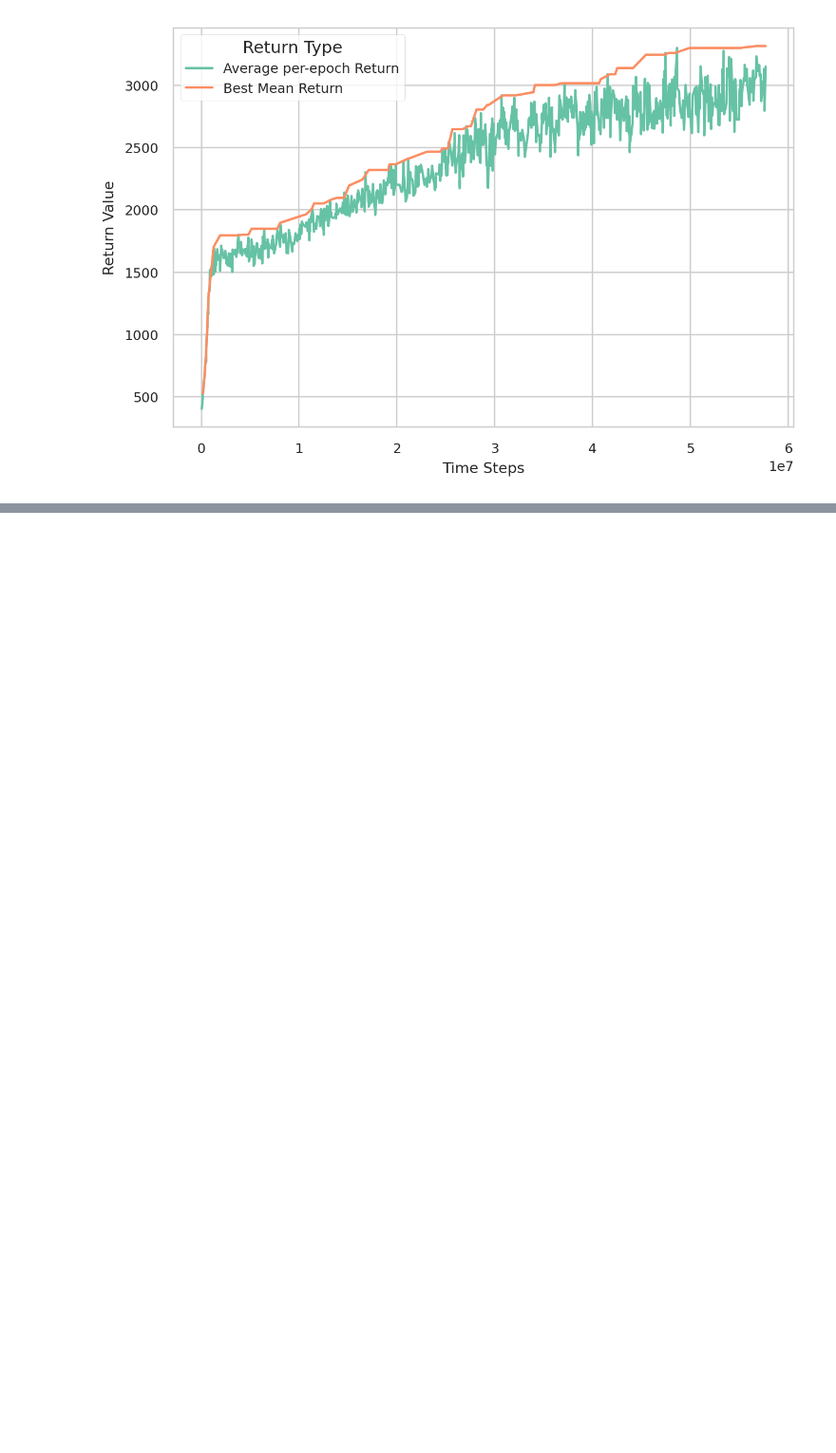
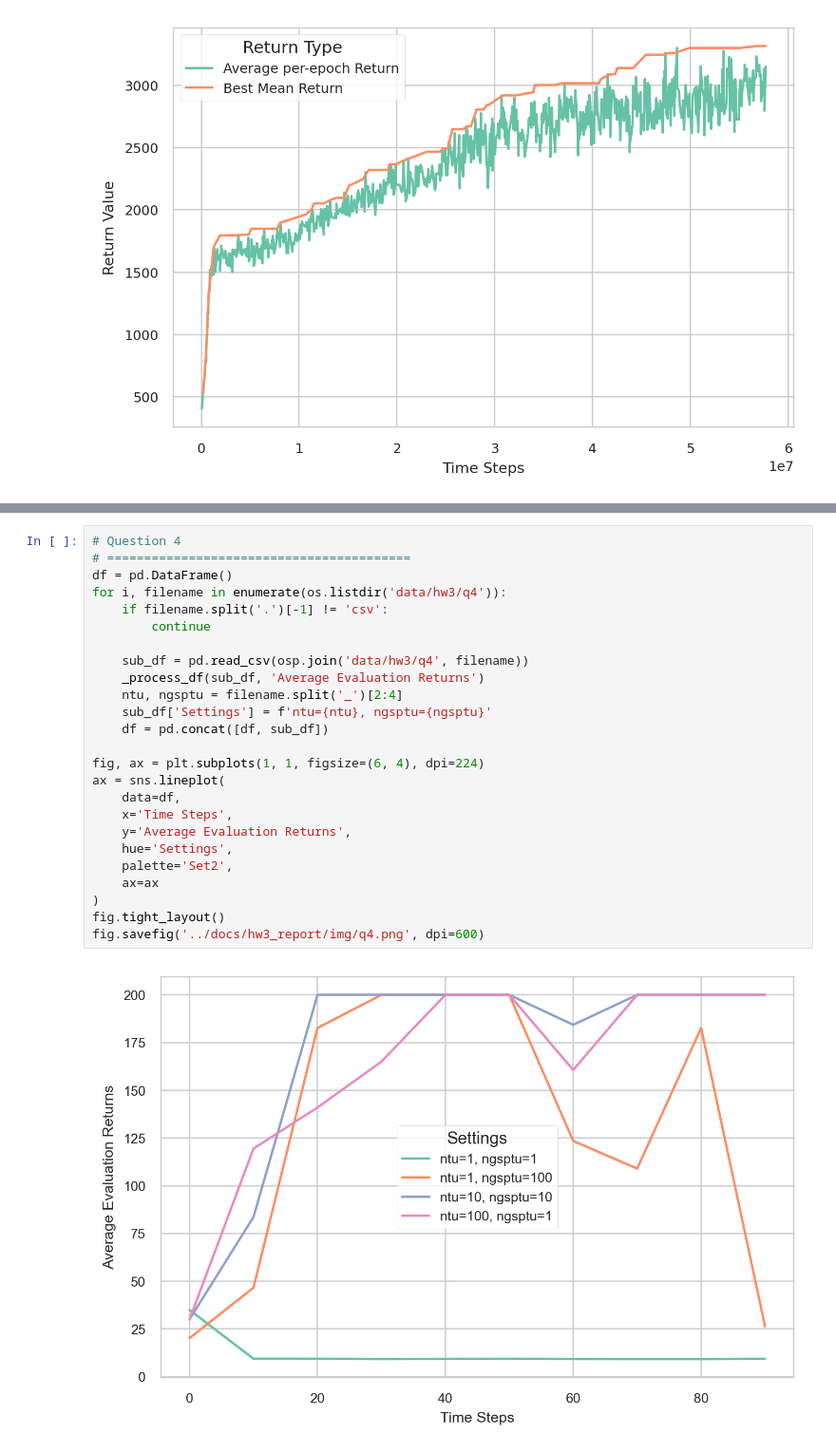
Before and after one commit to ChocolateDave/cs285_homework_fall2022, a Jupyter notebook: notebooks/hw3_analysis.ipynb, the cells around one changed output, grey strips where cells are left out. Shown at 95% size. Cells and saved outputs as stored; diff of their text form; blank space fills up the shorter version.

```diff
--- a/notebooks/hw3_analysis.ipynb
+++ b/notebooks/hw3_analysis.ipynb
@@ -127,0 +170,27 @@ fig.savefig('../docs/hw3_report/img/q2.png', dpi=600)
+# %%
+# Question 4
+# =========================================
+df = pd.DataFrame()
+for i, filename in enumerate(os.listdir('data/hw3/q4')):
+    if filename.split('.')[-1] != 'csv':
+        continue
+
+    sub_df = pd.read_csv(osp.join('data/hw3/q4', filename))
+    _process_df(sub_df, 'Average Evaluation Returns')
+    ntu, ngsptu = filename.split('_')[2:4]
+    sub_df['Settings'] = f'ntu={ntu}, ngsptu={ngsptu}'
+    df = pd.concat([df, sub_df])
+
+fig, ax = plt.subplots(1, 1, figsize=(6, 4), dpi=224)
+ax = sns.lineplot(
+    data=df,
+    x='Time Steps',
+    y='Average Evaluation Returns',
+    hue='Settings',
+    palette='Set2',
+    ax=ax
+)
+fig.tight_layout()
+fig.savefig('../docs/hw3_report/img/q4.png', dpi=600)
+# %% [output]
+[figure, added]
```
Also changed, not shown: parts of 9 cells of this notebook, 48 other files.
